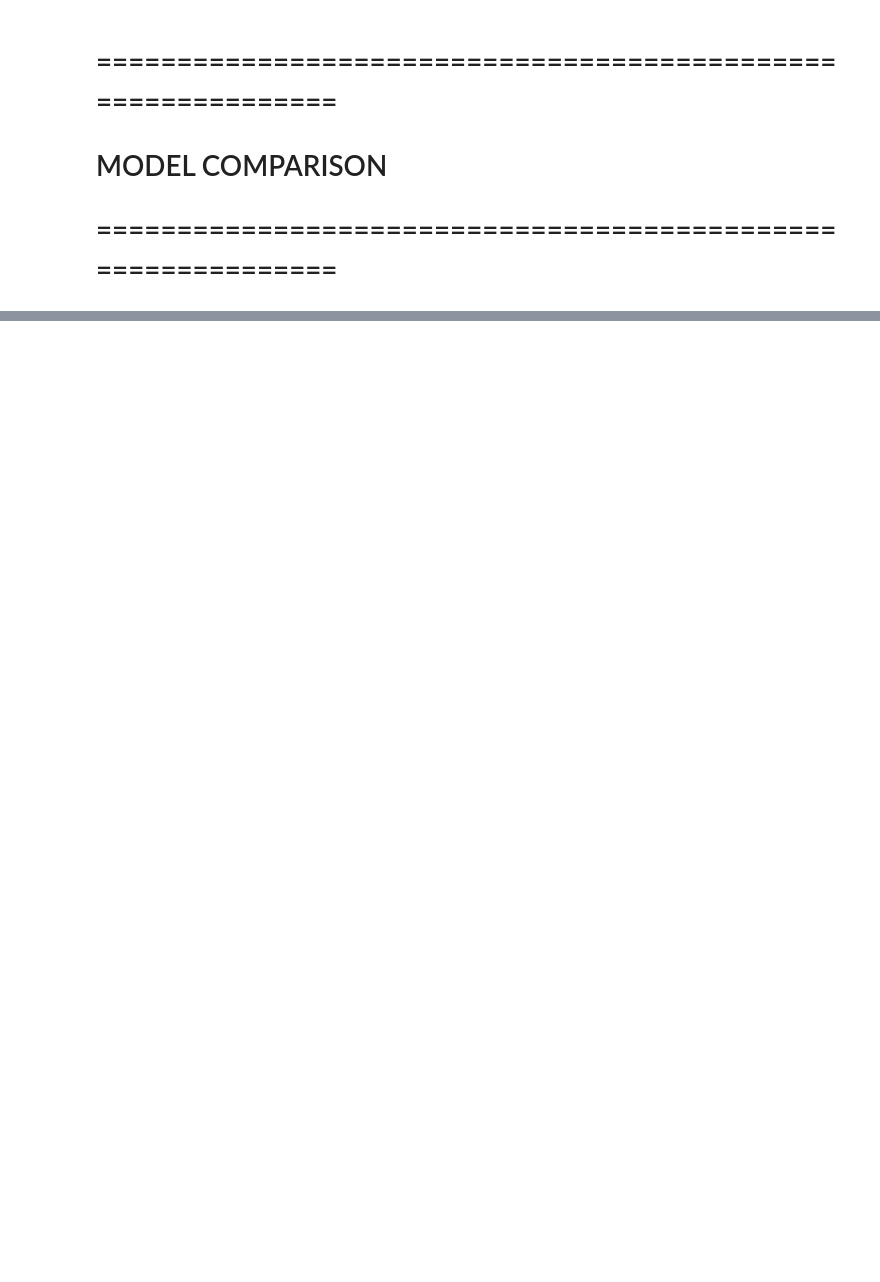
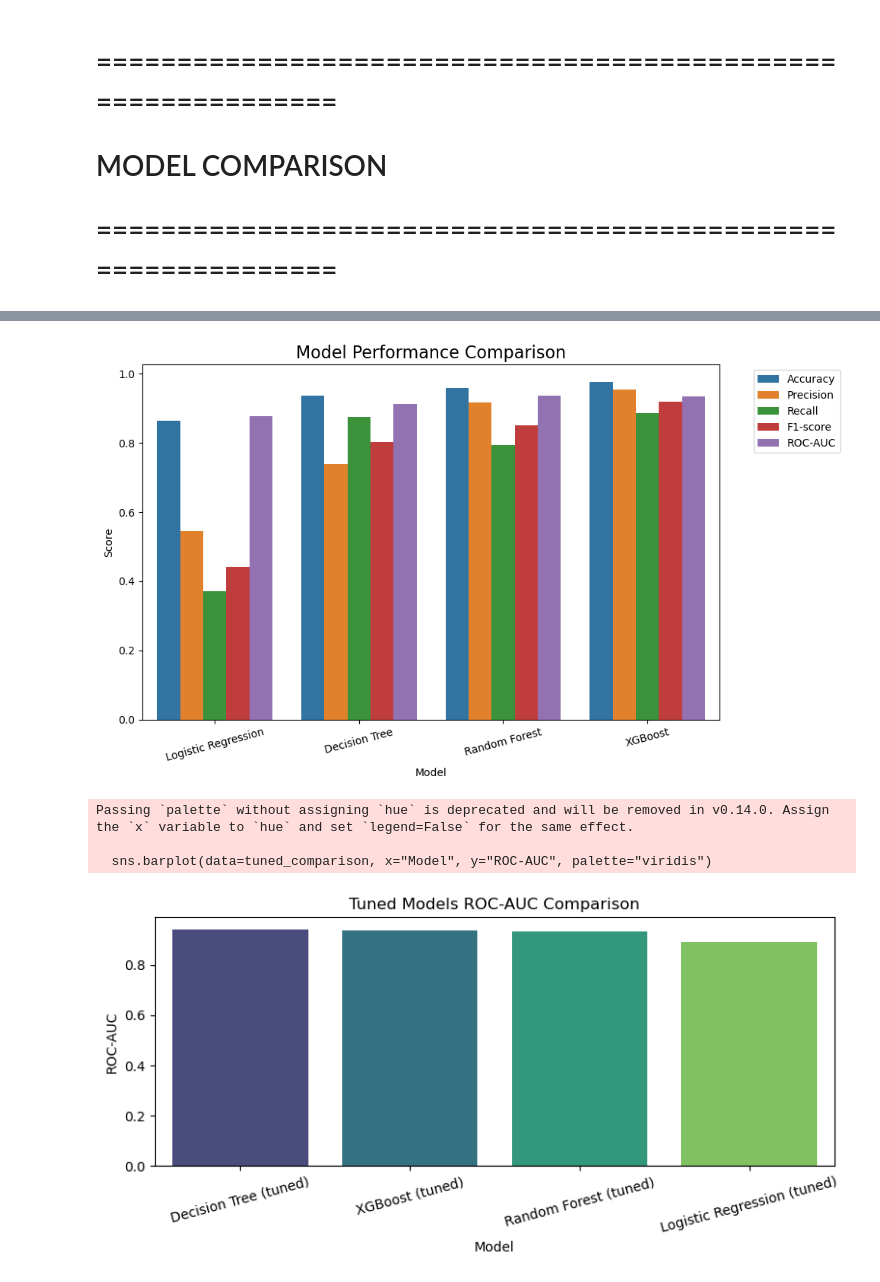
Before and after one commit to Reemsoliiman/customer-churn-prediction-analysis, a Jupyter notebook: notebooks/03_model_development.ipynb, the cells around one changed output, grey strips where cells are left out. Drawn from its saved outputs; the diff is of its cells as text; code cells hidden in the pictures; blank space fills up the shorter version.

```diff
--- a/notebooks/03_model_development.ipynb
+++ b/notebooks/03_model_development.ipynb
@@ -410,0 +411,28 @@ Model Performance Comparison:
+# %%
+# --- Visualization of Model Performance ---
+
+import matplotlib.pyplot as plt
+import seaborn as sns
+
+plt.figure(figsize=(10,6))
+sns.barplot(data=comparison.melt(id_vars="Model", var_name="Metric", value_name="Score"),
+            x="Model", y="Score", hue="Metric")
+plt.title("Model Performance Comparison", fontsize=16)
+plt.xticks(rotation=15)
+plt.legend(bbox_to_anchor=(1.05, 1), loc='upper left')
+plt.tight_layout()
+plt.show()
+
+# Tuned model comparison visualization
+plt.figure(figsize=(8,4))
+sns.barplot(data=tuned_comparison, x="Model", y="ROC-AUC", palette="viridis")
+plt.title("Tuned Models ROC-AUC Comparison")
+plt.xticks(rotation=15)
+plt.tight_layout()
+plt.show()
+# %% [output]
+[figure, added]
+Passing `palette` without assigning `hue` is deprecated and will be removed in v0.14.0. Assign the `x` variable to `hue` and set `legend=False` for the same effect.
+
+  sns.barplot(data=tuned_comparison, x="Model", y="ROC-AUC", palette="viridis")
+[figure, added]
```
Also changed, not shown: parts of 5 cells of this notebook, 3 other files.
